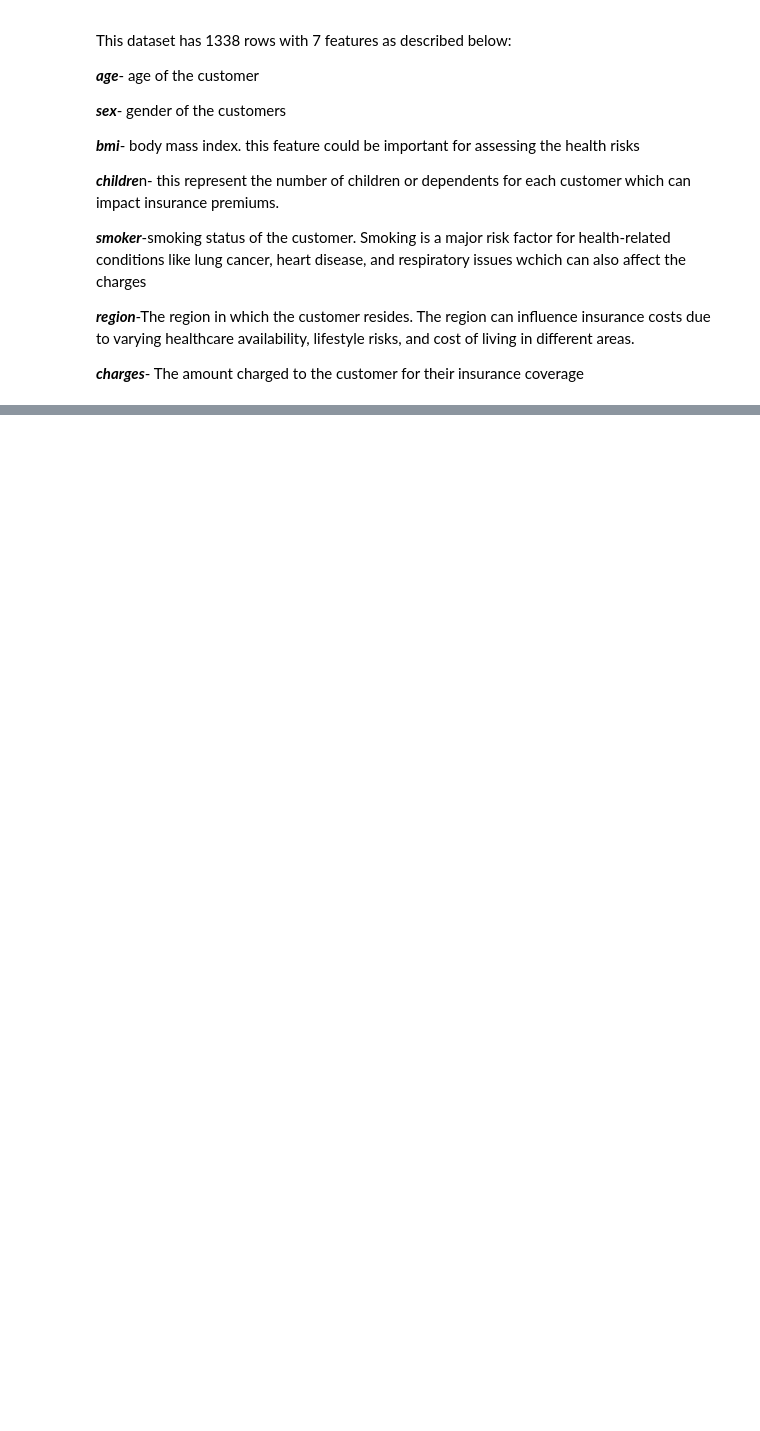
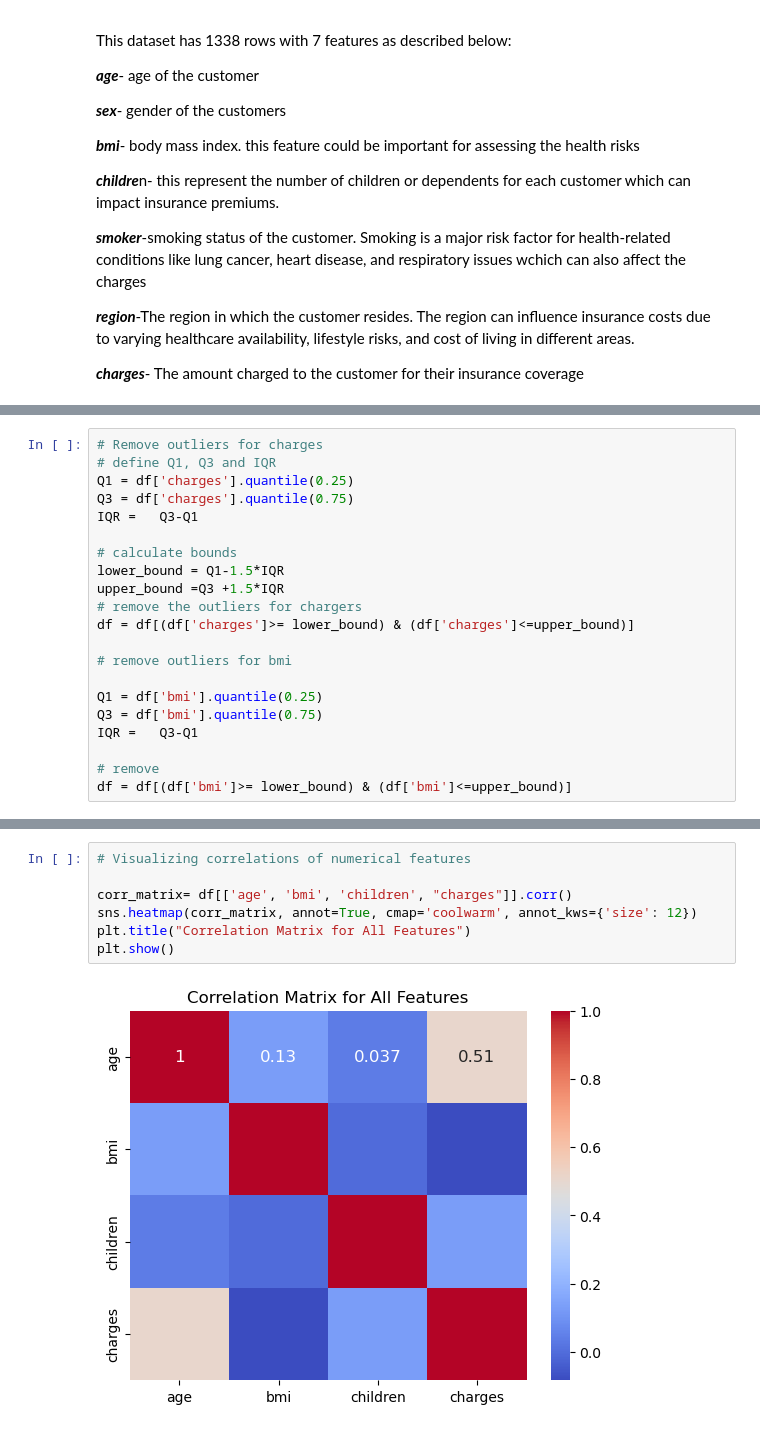
Before and after one commit to James-Kosgei/Phase-4-Project-, a Jupyter notebook: idex.ipynb, the cells around one changed output, grey strips where cells are left out. Drawn from its saved outputs; the diff is of its cells as text; blank space fills up the shorter version.

```diff
--- a/idex.ipynb
+++ b/idex.ipynb
@@ -74,0 +164,21 @@ dtype: int64
+# %%
+# Remove outliers for charges
+# define Q1, Q3 and IQR
+Q1 = df['charges'].quantile(0.25)
+Q3 = df['charges'].quantile(0.75)
+IQR =   Q3-Q1
+
+# calculate bounds
+lower_bound = Q1-1.5*IQR
+upper_bound =Q3 +1.5*IQR
+# remove the outliers for chargers
+df = df[(df['charges']>= lower_bound) & (df['charges']<=upper_bound)]
+
+# remove outliers for bmi
+
+Q1 = df['bmi'].quantile(0.25)
+Q3 = df['bmi'].quantile(0.75)
+IQR =   Q3-Q1
+
+# remove
+df = df[(df['bmi']>= lower_bound) & (df['bmi']<=upper_bound)]
@@ -74,0 +224,9 @@ dtype: int64
+# %%
+# Visualizing correlations of numerical features
+
+corr_matrix= df[['age', 'bmi', 'children', "charges"]].corr()
+sns.heatmap(corr_matrix, annot=True, cmap='coolwarm', annot_kws={'size': 12})
+plt.title("Correlation Matrix for All Features")
+plt.show()
+# %% [output]
+[figure, added]
```
Also changed, not shown: parts of 30 cells of this notebook.
